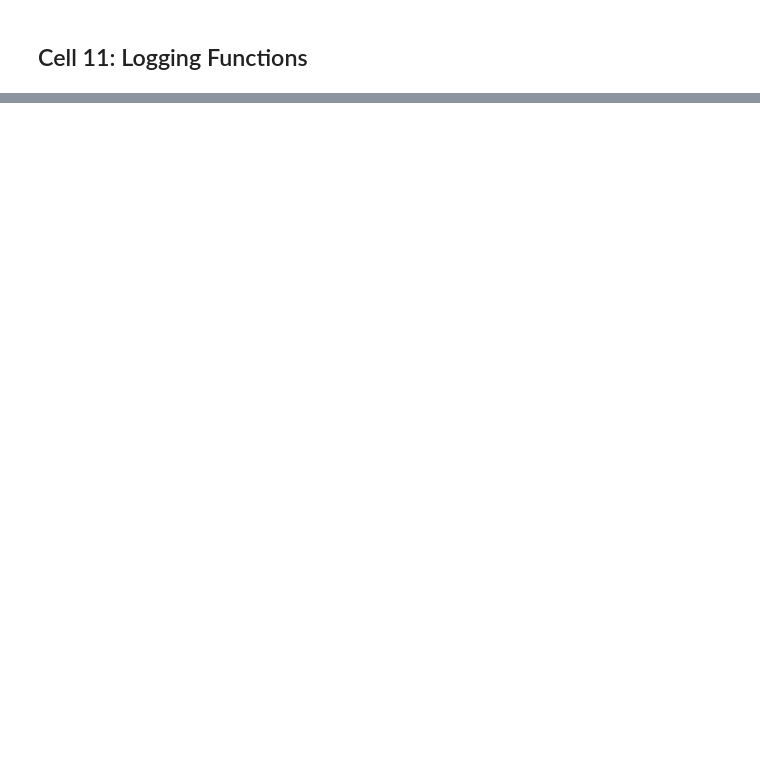
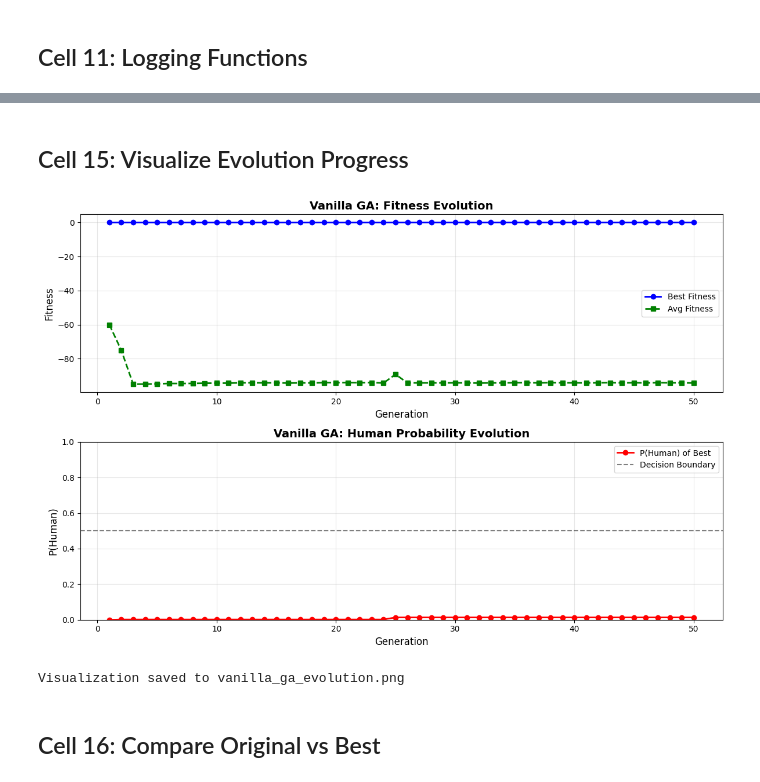
Before and after one commit to rao-samarth/human-or-ai, a Jupyter notebook: task-4/vanilla-ga.ipynb, the cells around one changed output, grey strips where cells are left out. Cells and saved outputs as stored; diff of their text form; code cells hidden in the pictures; blank space fills up the shorter version.

Commit message:
vanilla

```diff
--- a/task-4/vanilla-ga.ipynb
+++ b/task-4/vanilla-ga.ipynb
@@ -41,7 +41,7 @@ except LookupError:
 # Setup directories
 INPUT_FILE = Path("input.txt")
 MODEL_PATH = Path("../task-2/transformer/tier_c_final_model")
-GA_DIR = Path("ggs")  # Vanilla GA logs
+GA_DIR = Path("vanilla")  # Vanilla GA logs
 GA_CSV = Path("vanilla_ga.csv")
 
 # Create directories
@@ -518,0 +858,72 @@ print("Logging functions defined")
+# %% [markdown]
+## Cell 15: Visualize Evolution Progress
+# %%
+# Cell 15: Visualize Evolution Progress
+# Load data from CSV if history not available
+if 'history' not in globals() or not history:
+    print("Loading evolution data from CSV...")
+    try:
+        df = pd.read_csv(GA_CSV)
+
+        # Aggregate by generation
+        gen_stats = df.groupby('generation').agg({
+            'fitness': ['max', 'mean'],
+            'p_human': 'max'
+        }).reset_index()
+
+        gen_stats.columns = ['generation', 'best_fitness', 'avg_fitness', 'best_p_human']
+
+        history = [
+            {
+                'generation': int(row['generation']),
+                'best_fitness': float(row['best_fitness']),
+                'avg_fitness': float(row['avg_fitness']),
+                'best_p_human': float(row['best_p_human'])
+            }
+            for _, row in gen_stats.iterrows()
+        ]
+        print(f"Loaded {len(history)} generations from CSV")
+    except Exception as e:
+        print(f"ERROR loading CSV: {e}")
+        history = []
+
+if not history:
+    print("No evolution data available. Run Cell 14 first.")
+else:
+    # Create visualization
+    fig, axes = plt.subplots(2, 1, figsize=(12, 8))
+
+    generations = [h['generation'] for h in history]
+    best_fitnesses = [h['best_fitness'] for h in history]
+    avg_fitnesses = [h['avg_fitness'] for h in history]
+
+    # Plot 1: Fitness over generations
+    axes[0].plot(generations, best_fitnesses, 'b-o', label='Best Fitness', linewidth=2)
+    axes[0].plot(generations, avg_fitnesses, 'g--s', label='Avg Fitness', linewidth=2)
+    axes[0].set_xlabel('Generation', fontsize=12)
+    axes[0].set_ylabel('Fitness', fontsize=12)
+    axes[0].set_title('Vanilla GA: Fitness Evolution', fontsize=14, fontweight='bold')
+    axes[0].legend(fontsize=10)
+    axes[0].grid(True, alpha=0.3)
+
+    # Plot 2: P(Human) over generations
+    p_humans = [h['best_p_human'] for h in history]
+    axes[1].plot(generations, p_humans, 'r-o', label='P(Human) of Best', linewidth=2)
+    axes[1].axhline(y=0.5, color='k', linestyle='--', alpha=0.5, label='Decision Boundary')
+    axes[1].set_xlabel('Generation', fontsize=12)
+    axes[1].set_ylabel('P(Human)', fontsize=12)
+    axes[1].set_title('Vanilla GA: Human Probability Evolution', fontsize=14, fontweight='bold')
+    axes[1].legend(fontsize=10)
+    axes[1].grid(True, alpha=0.3)
+    axes[1].set_ylim([0, 1])
+
+    plt.tight_layout()
+    plt.savefig('vanilla_ga_evolution.png', dpi=150, bbox_inches='tight')
+    plt.show()
+
+    print(f"\nVisualization saved to vanilla_ga_evolution.png")
+# %% [output]
+[figure, added]
+Visualization saved to vanilla_ga_evolution.png
+# %% [markdown]
+## Cell 16: Compare Original vs Best
```
Also changed, not shown: parts of 20 cells of this notebook, 55 other files.
